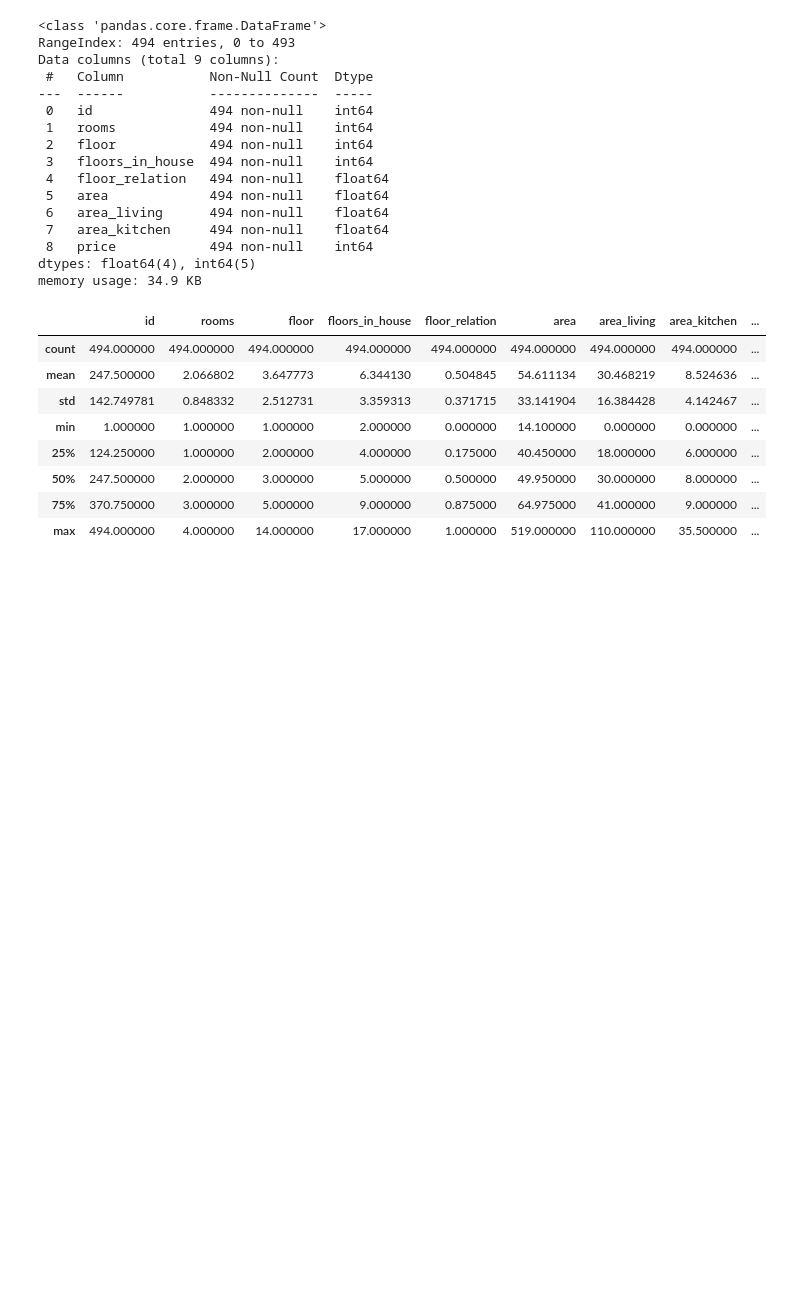
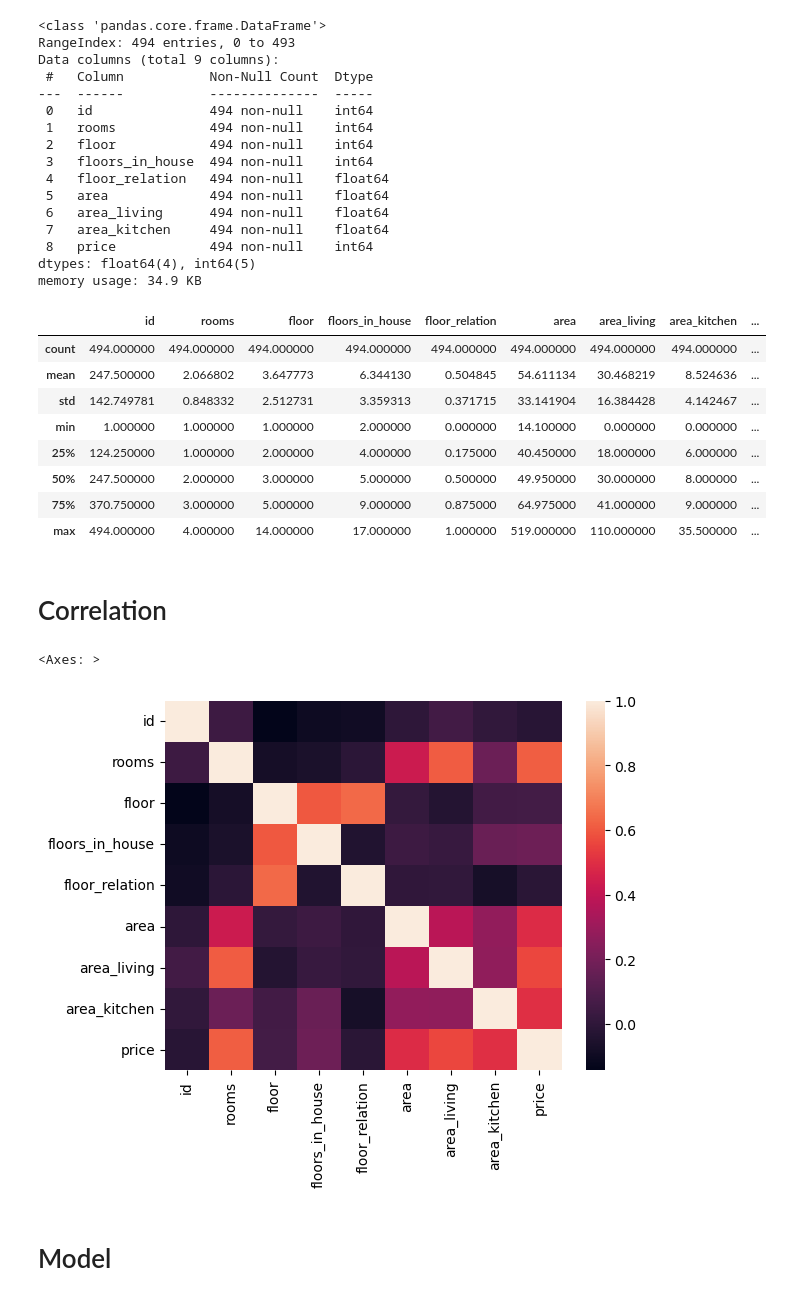
Before and after one commit to zernovga/squirrel_digital, a Jupyter notebook: model.ipynb, the cells around one changed output. Saved outputs shown, nothing was run; the diff lists cells and outputs as text; code cells hidden in the pictures; blank space fills up the shorter version.

Commit message:
modified:   model.ipynb                 + correlation plot                 + regression model and cross-validation

```diff
--- a/model.ipynb
+++ b/model.ipynb
@@ -105,3 +111,12 @@ df.describe()
 | 50% | 247.500000 | 2.000000 | 3.000000 | 5.000000 | 0.500000 | 49.950000 | 30.000000 | 8.000000 | ... |
 | 75% | 370.750000 | 3.000000 | 5.000000 | 9.000000 | 0.875000 | 64.975000 | 41.000000 | 9.000000 | ... |
 | max | 494.000000 | 4.000000 | 14.000000 | 17.000000 | 1.000000 | 519.000000 | 110.000000 | 35.500000 | ... |
+# %% [markdown]
+# Correlation
+# %%
+sns.heatmap(df.corr())
+# %% [output]
+<Axes: >
+[figure, added]
+# %% [markdown]
+# Model
```
Also changed, not shown: parts of 2 cells of this notebook.
